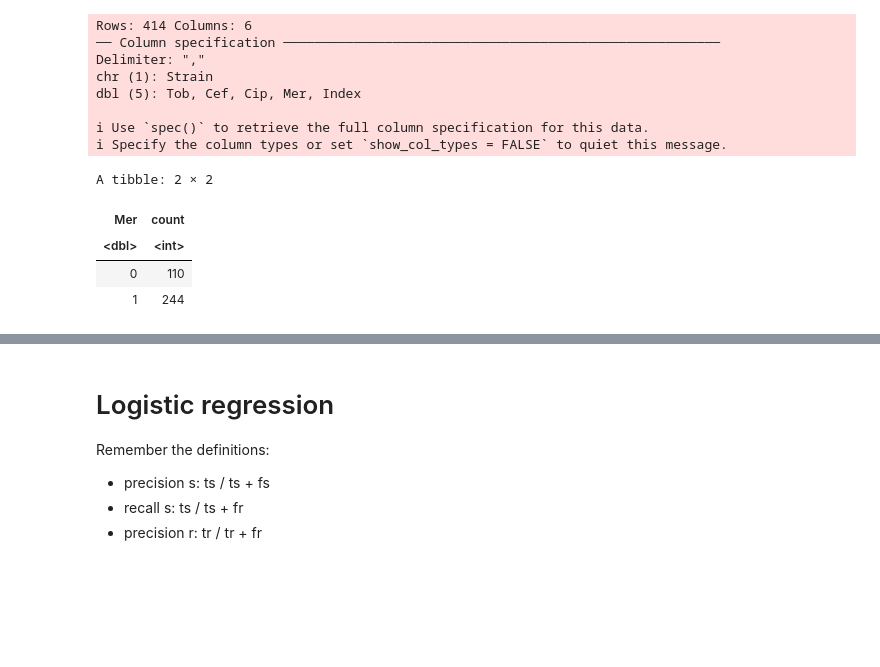
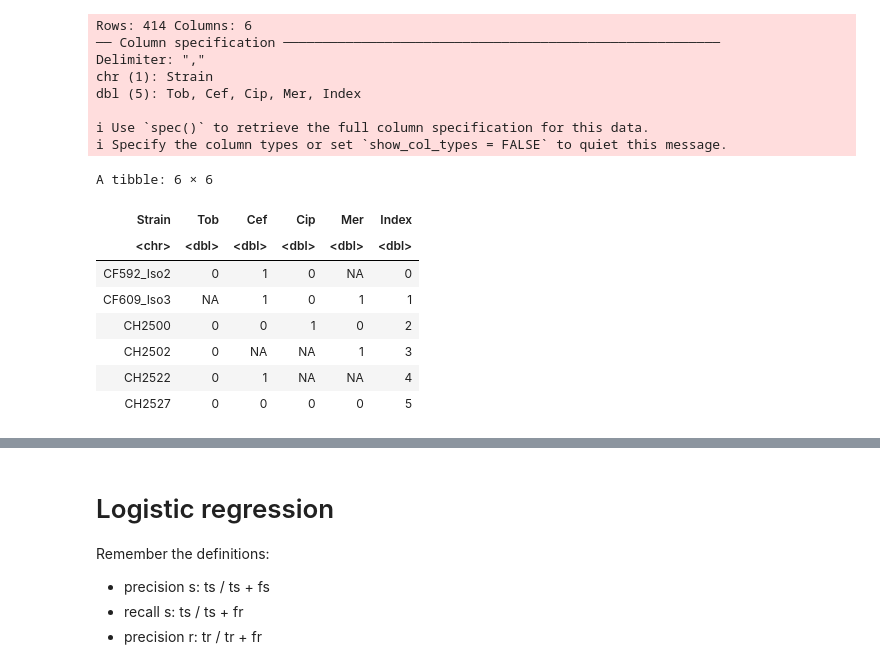
Before and after one commit to riccardo03-maker/Multiomic_integration_antimicrobial_resistance, a Jupyter notebook: r_trials.ipynb, the cells around one changed output, grey strips where cells are left out. Drawn from its saved outputs; the diff is of its cells as text; code cells hidden in the pictures; blank space fills up the shorter version.

```diff
--- a/r_trials.ipynb
+++ b/r_trials.ipynb
@@ -92,7 +16,7 @@ A tibble: 7 × 2
 # %%
 library(tidyverse)
 classes <- read_csv(
-    "transformed_data/targets/targets.csv"
+    "transformed_data/classes/classes.csv"
 )
 # %% [output]
 Rows: 414 Columns: 6
@@ -104,10 +28,14 @@ dbl (5): Tob, Cef, Cip, Mer, Index
 ℹ Use `spec()` to retrieve the full column specification for this data.
 ℹ Specify the column types or set `show_col_types = FALSE` to quiet this message.
 # %%
-head(Mer_S_vs_R)
+head(classes)
 # %% [output]
-A tibble: 2 × 2
+A tibble: 6 × 6
-| Mer | count |
-| <dbl> | <int> |
-| 0 | 110 |
-| 1 | 244 |
+| Strain | Tob | Cef | Cip | Mer | Index |
+| <chr> | <dbl> | <dbl> | <dbl> | <dbl> | <dbl> |
+| CF592_Iso2 | 0 | 1 | 0 | NA | 0 |
+| CF609_Iso3 | NA | 1 | 0 | 1 | 1 |
+| CH2500 | 0 | 0 | 1 | 0 | 2 |
+| CH2502 | 0 | NA | NA | 1 | 3 |
+| CH2522 | 0 | 1 | NA | NA | 4 |
+| CH2527 | 0 | 0 | 0 | 0 | 5 |
```
Also changed, not shown: parts of 39 cells of this notebook, 12 other files.
